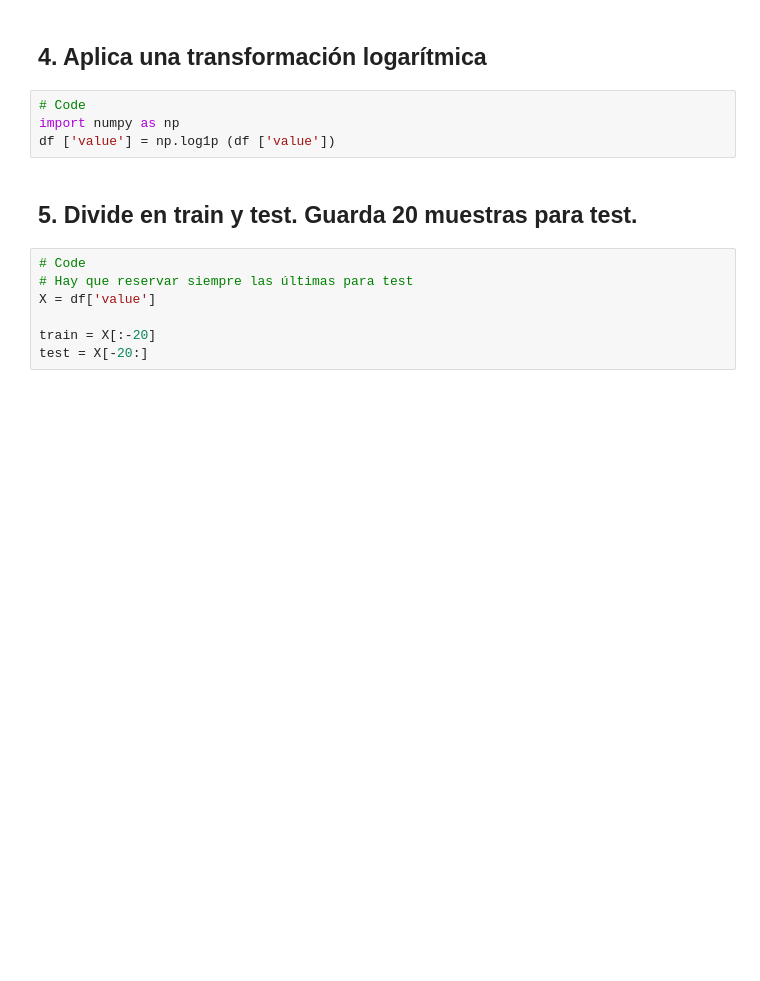
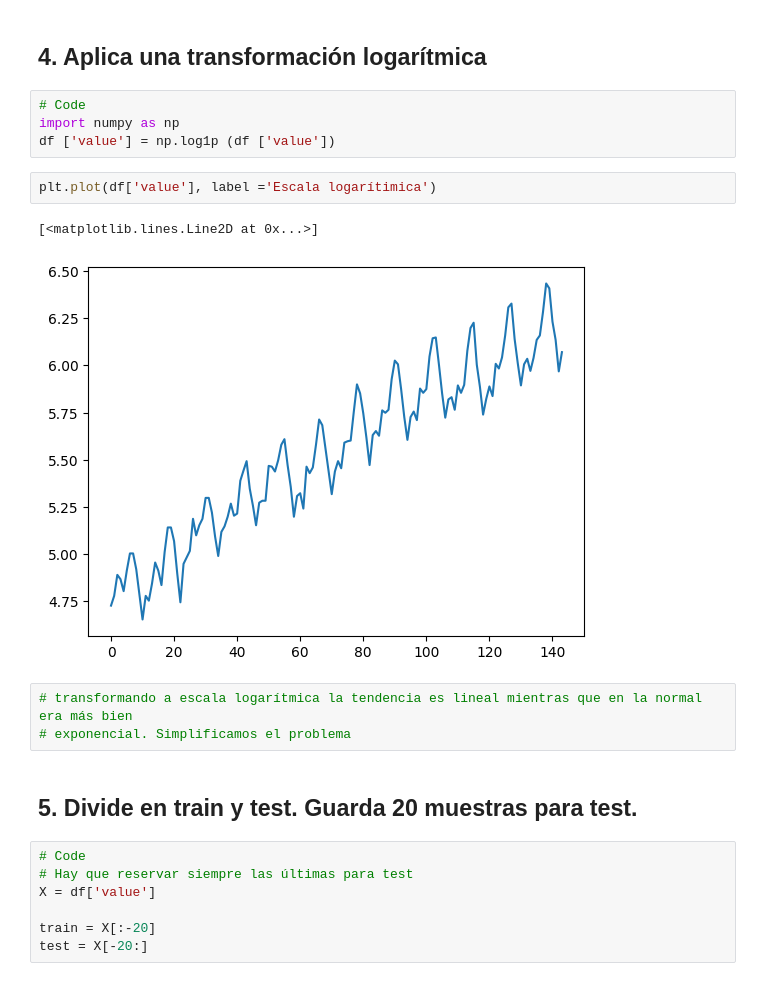
Before and after one commit to naiamerino/2026-02-BILBAO-FT-Data-Science, a Jupyter notebook: 3-Machine_Learning/4-Series temporales/ejercicios/2_Time Series Forecast_NMG.ipynb, the cells around one changed output. Cells and saved outputs as stored; diff of their text form; blank space fills up the shorter version.

```diff
--- a/3-Machine_Learning/4-Series temporales/ejercicios/2_Time Series Forecast_NMG.ipynb
+++ b/3-Machine_Learning/4-Series temporales/ejercicios/2_Time Series Forecast_NMG.ipynb
@@ -71,6 +74,14 @@ np.float64(0.991880243437641)
 # Code
 import numpy as np
 df ['value'] = np.log1p (df ['value'])
+# %%
+plt.plot(df['value'], label ='Escala logarítimica')
+# %% [output]
+[<matplotlib.lines.Line2D at 0x...>]
+[figure, added]
+# %%
+# transformando a escala logarítmica la tendencia es lineal mientras que en la normal era más bien
+# exponencial. Simplificamos el problema
 # %% [markdown]
 ## 5. Divide en train y test. Guarda 20 muestras para test.
 # %%
```
Also changed, not shown: parts of 7 cells of this notebook, 13 other files.
